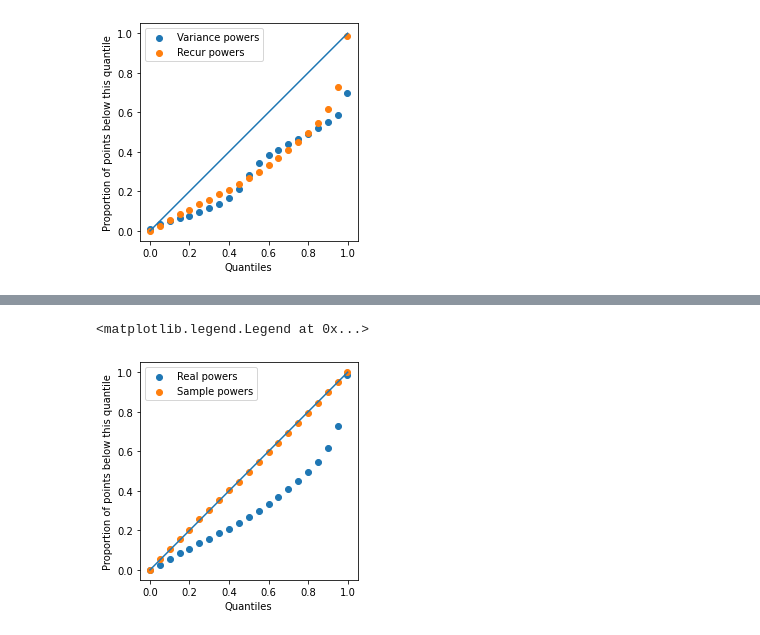
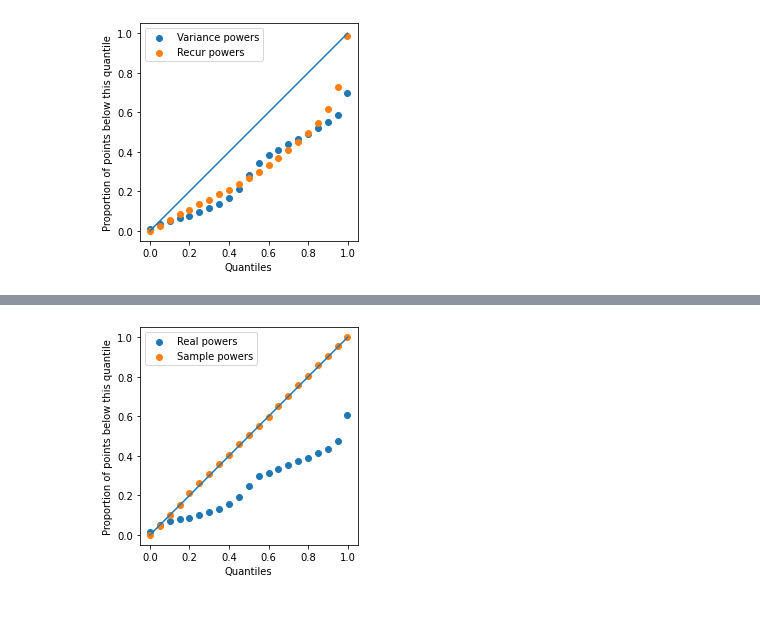
Before and after one commit to ujohn33/Predict-Optimize-Revise, a Jupyter notebook: notebooks/analyse_prob_debug_log.ipynb, the cells around one changed output, grey strips where cells are left out. Saved outputs shown, nothing was run; the diff lists cells and outputs as text; code cells hidden in the pictures.

Commit message:
Logging recurrent run

```diff
--- a/notebooks/analyse_prob_debug_log.ipynb
+++ b/notebooks/analyse_prob_debug_log.ipynb
@@ -168,20 +112,9 @@ plt.show()
-# %%
-quantiles = df_quant.columns[2:]
-quant_float = [float(i)for i in quantiles]
-
-real_below_norm = [i/real_tot for i in real_below_counter]
-
-sample_below_norm = [i/sample_tot for i in sample_below_counter]
-fig = plt.figure()
-ax = fig.add_subplot()
-
-plt.plot([0,1],[0,1])
-plt.scatter(quant_float, real_below_norm, label="Real powers")
-plt.scatter(quant_float, sample_below_norm, label = "Sample powers")
-ax.set_aspect('equal', adjustable='box')
-plt.xlabel("Quantiles")
-plt.ylabel("Proportion of points below this quantile")
-plt.legend()
-# %% [output]
-<matplotlib.legend.Legend at 0x...>
-[figure, removed]
+# %%
+file_end = "_recurrent_gaussian_qts_200.csv"
+real_power_path = f"../debug_logs/real_power{file_end}"
+scenarios_path = f"../debug_logs/scenarios{file_end}"
+quant_next_step_path = f"../debug_logs/quant_next_step{file_end}"
+
+quant_var, prop_real_var = get_plot_from_files(real_power_path, scenarios_path, quant_next_step_path)
+# %% [output]
+[figure, added]
```
Also changed, not shown: parts of 2 cells of this notebook, 1 other file.
